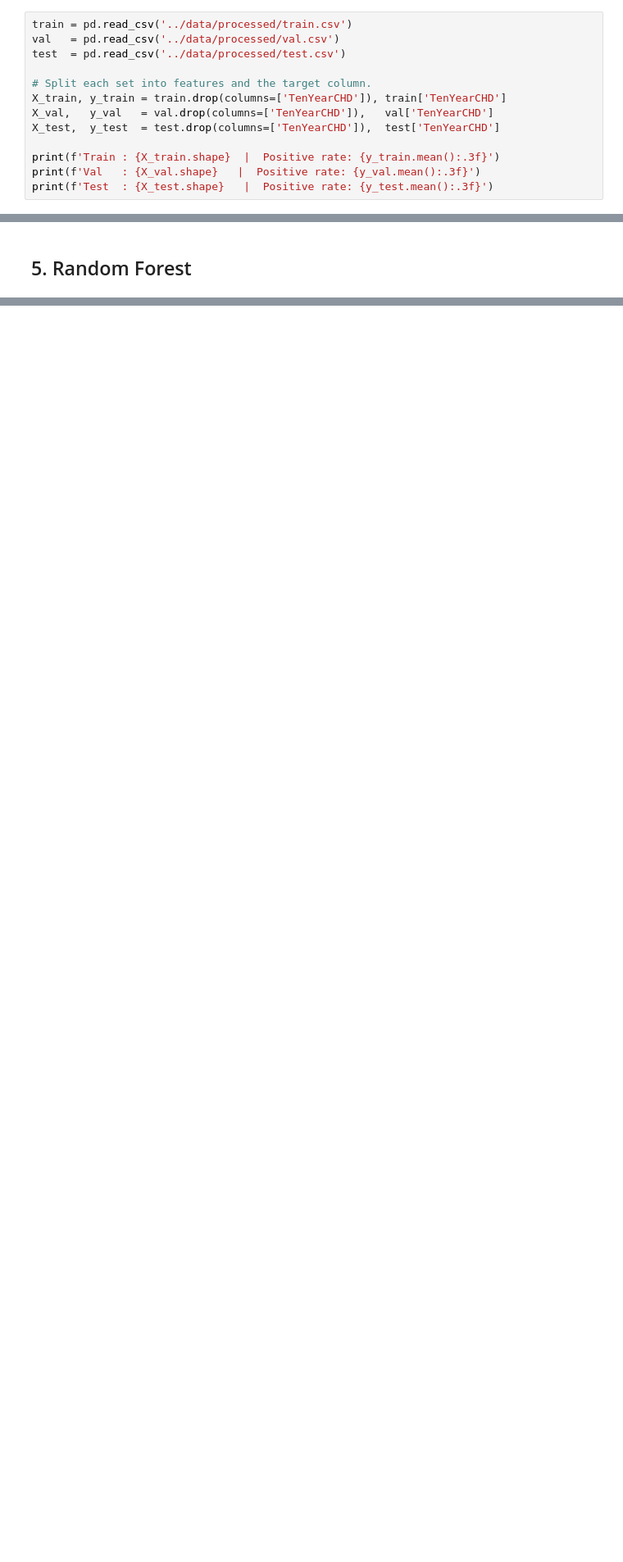
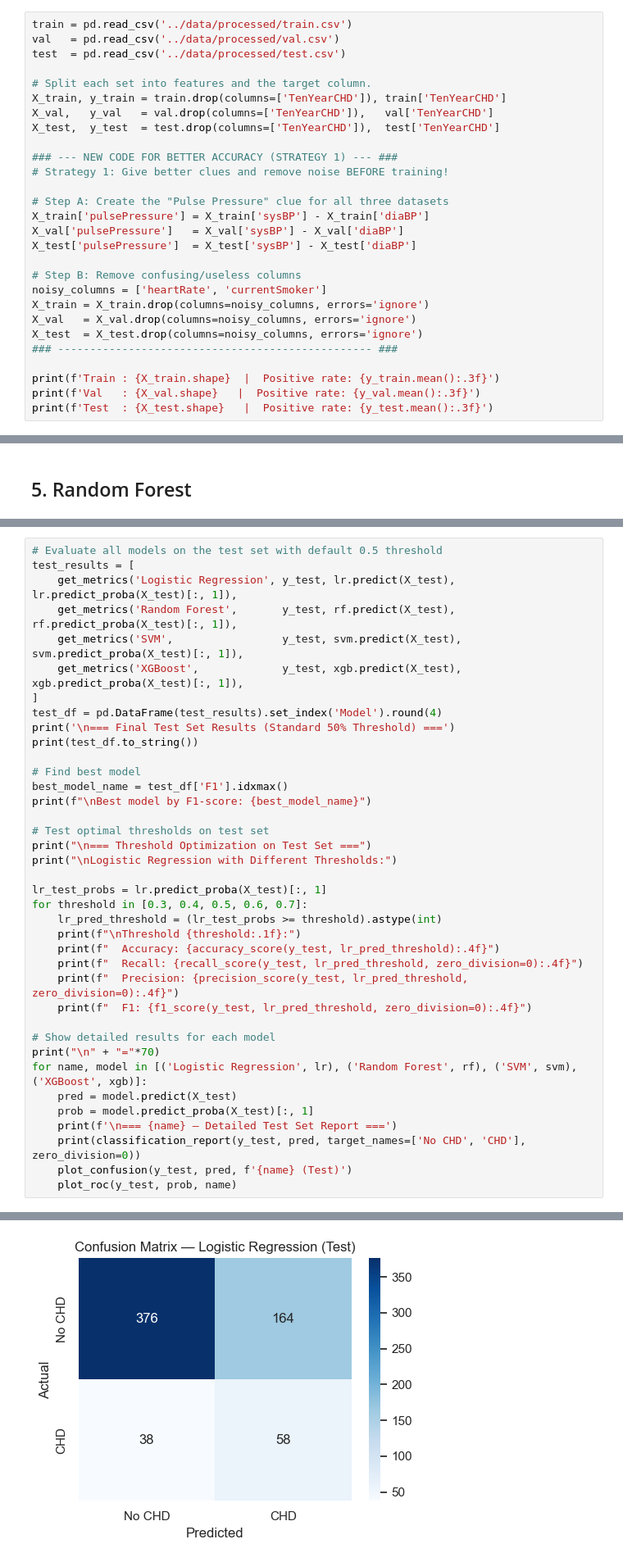
Before and after one commit to Aryan2521-04/COMP4600-Heart-Risk-Prediction, a Jupyter notebook: notebooks/03_modeling.ipynb, the cells around one changed output, grey strips where cells are left out. Shown at 82% size. Saved outputs shown, nothing was run; the diff lists cells and outputs as text; blank space fills up the shorter version.

```diff
--- a/notebooks/03_modeling.ipynb
+++ b/notebooks/03_modeling.ipynb
@@ -35,6 +38,21 @@ X_train, y_train = train.drop(columns=['TenYearCHD']), train['TenYearCHD']
 X_val,   y_val   = val.drop(columns=['TenYearCHD']),   val['TenYearCHD']
 X_test,  y_test  = test.drop(columns=['TenYearCHD']),  test['TenYearCHD']
 
+### --- NEW CODE FOR BETTER ACCURACY (STRATEGY 1) --- ###
+# Strategy 1: Give better clues and remove noise BEFORE training!
+
+# Step A: Create the "Pulse Pressure" clue for all three datasets
+X_train['pulsePressure'] = X_train['sysBP'] - X_train['diaBP']
+X_val['pulsePressure']   = X_val['sysBP'] - X_val['diaBP']
+X_test['pulsePressure']  = X_test['sysBP'] - X_test['diaBP']
+
+# Step B: Remove confusing/useless columns
+noisy_columns = ['heartRate', 'currentSmoker']
+X_train = X_train.drop(columns=noisy_columns, errors='ignore')
+X_val   = X_val.drop(columns=noisy_columns, errors='ignore')
+X_test  = X_test.drop(columns=noisy_columns, errors='ignore')
+### ------------------------------------------------- ###
+
 print(f'Train : {X_train.shape}  |  Positive rate: {y_train.mean():.3f}')
 print(f'Val   : {X_val.shape}   |  Positive rate: {y_val.mean():.3f}')
 print(f'Test  : {X_test.shape}   |  Positive rate: {y_test.mean():.3f}')
@@ -209,2 +300,41 @@ Random Forest          0.7673     0.2069  0.1856  0.1957  0.6670
 
 The test set is touched **once**, after model selection is complete.
+# %%
+# Evaluate all models on the test set with default 0.5 threshold
+test_results = [
+    get_metrics('Logistic Regression', y_test, lr.predict(X_test), lr.predict_proba(X_test)[:, 1]),
+    get_metrics('Random Forest',       y_test, rf.predict(X_test), rf.predict_proba(X_test)[:, 1]),
+    get_metrics('SVM',                 y_test, svm.predict(X_test), svm.predict_proba(X_test)[:, 1]),
+    get_metrics('XGBoost',             y_test, xgb.predict(X_test), xgb.predict_proba(X_test)[:, 1]),
+]
+test_df = pd.DataFrame(test_results).set_index('Model').round(4)
+print('\n=== Final Test Set Results (Standard 50% Threshold) ===')
+print(test_df.to_string())
+
+# Find best model
+best_model_name = test_df['F1'].idxmax()
+print(f"\nBest model by F1-score: {best_model_name}")
+
+# Test optimal thresholds on test set
+print("\n=== Threshold Optimization on Test Set ===")
+print("\nLogistic Regression with Different Thresholds:")
+
+lr_test_probs = lr.predict_proba(X_test)[:, 1]
+for threshold in [0.3, 0.4, 0.5, 0.6, 0.7]:
+    lr_pred_threshold = (lr_test_probs >= threshold).astype(int)
+    print(f"\nThreshold {threshold:.1f}:")
+    print(f"  Accuracy: {accuracy_score(y_test, lr_pred_threshold):.4f}")
+    print(f"  Recall: {recall_score(y_test, lr_pred_threshold, zero_division=0):.4f}")
+    print(f"  Precision: {precision_score(y_test, lr_pred_threshold, zero_division=0):.4f}")
+    print(f"  F1: {f1_score(y_test, lr_pred_threshold, zero_division=0):.4f}")
+
+# Show detailed results for each model
+print("\n" + "="*70)
+for name, model in [('Logistic Regression', lr), ('Random Forest', rf), ('SVM', svm), ('XGBoost', xgb)]:
+    pred = model.predict(X_test)
+    prob = model.predict_proba(X_test)[:, 1]
+    print(f'\n=== {name} — Detailed Test Set Report ===')
+    print(classification_report(y_test, pred, target_names=['No CHD', 'CHD'], zero_division=0))
+    plot_confusion(y_test, pred, f'{name} (Test)')
+    plot_roc(y_test, prob, name)
+# %% [output]
@@ -210,0 +359 @@ The test set is touched **once**, after model selection is complete.
+[figure, added]
```
Also changed, not shown: parts of 32 cells of this notebook.
